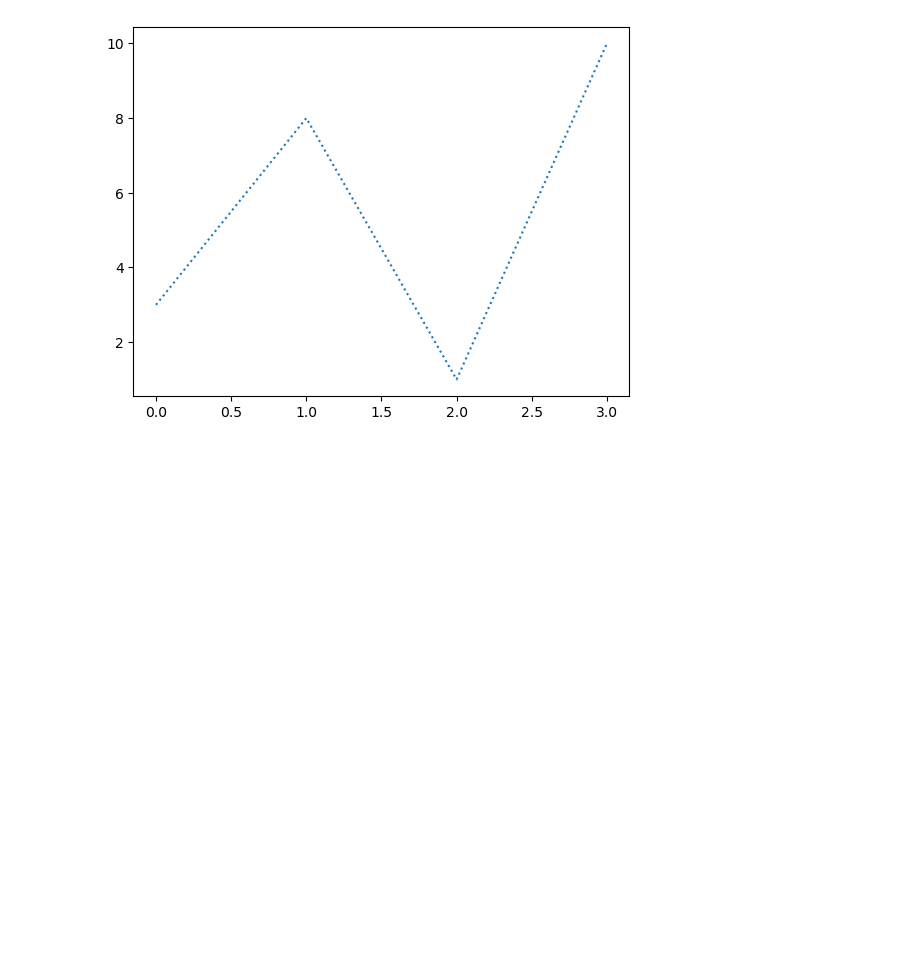
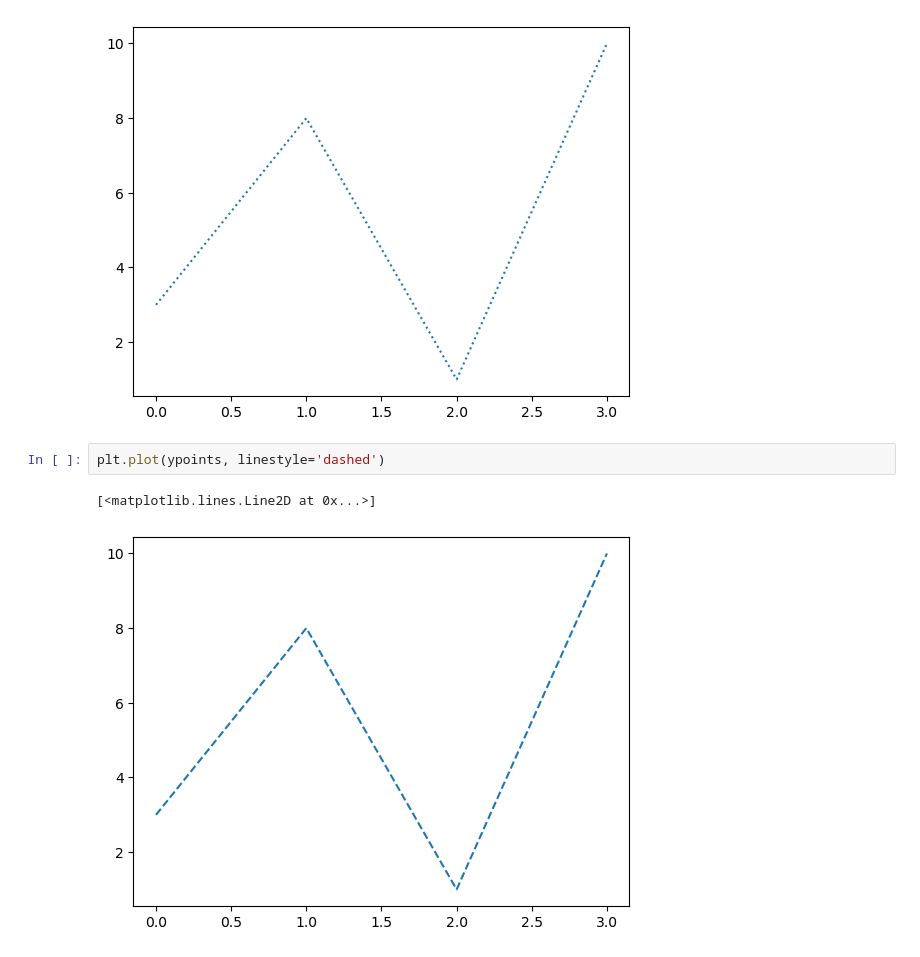
Before and after one commit to oliverjunior1/VS-Code, a Jupyter notebook: w3_treinamentos/Python/matplotlib/3_line.ipynb, the cells around one changed output. Cells and saved outputs as stored; diff of their text form; blank space fills up the shorter version.

Commit message:
Matplotlib line

```diff
--- a/w3_treinamentos/Python/matplotlib/3_line.ipynb
+++ b/w3_treinamentos/Python/matplotlib/3_line.ipynb
@@ -10,3 +10,8 @@ plt.plot(ypoints, linestyle = 'dotted')
 plt.show()
 # %% [output]
 [figure]
+# %%
+plt.plot(ypoints, linestyle='dashed')
+# %% [output]
+[<matplotlib.lines.Line2D at 0x...>]
+[figure, added]
```
